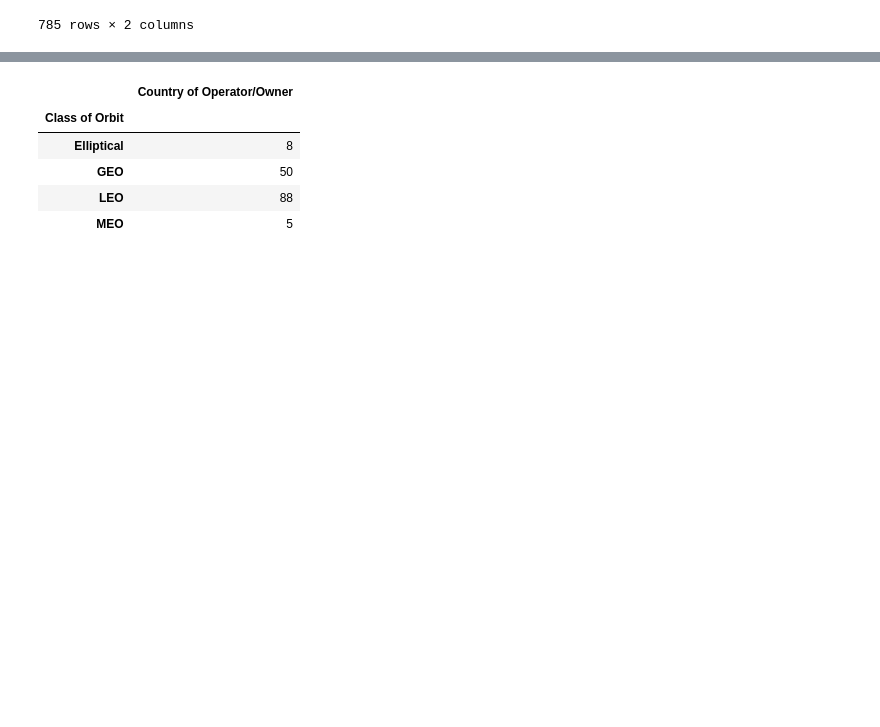
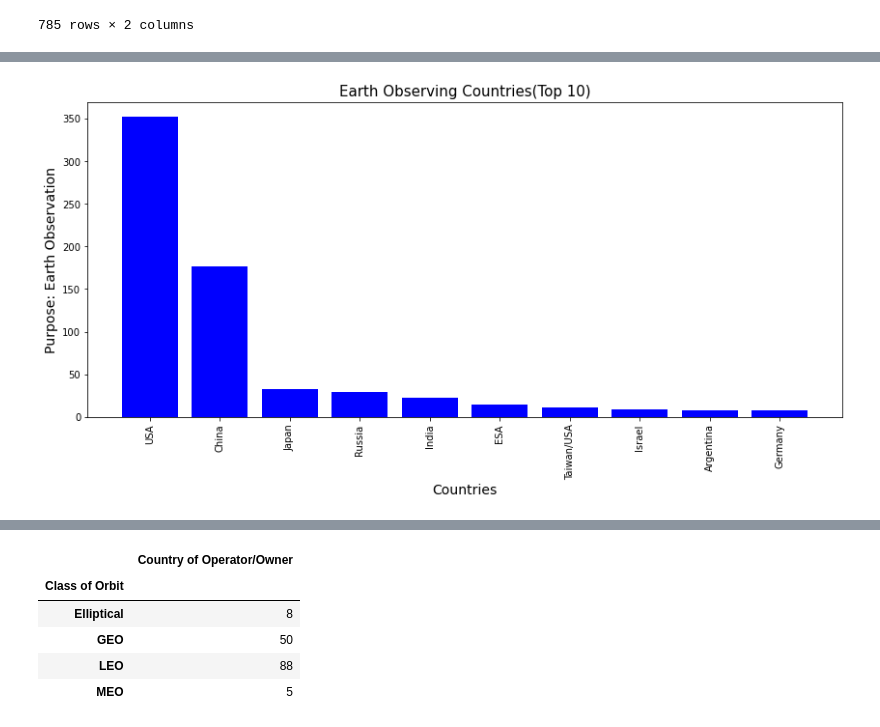
Before and after one commit to jdmerryman88/Worldwide_Satellite_Analysis, a Jupyter notebook: final.ipynb, the cells around one changed output, grey strips where cells are left out. Cells and saved outputs as stored; diff of their text form; code cells hidden in the pictures; blank space fills up the shorter version.

Commit message:
Updated final with graph from Raven

```diff
--- a/final.ipynb
+++ b/final.ipynb
@@ -317,4 +318,26 @@ Iraq           1
 Name: Country of Operator/Owner, Length: 67, dtype: int64
+# %%
+countries = ["USA", "China", "Japan","Russia","India", "ESA", "Taiwan/USA", "Israel", "Argentina", "Germany"]
+earth_observing = [352, 177, 33, 29, 23, 14, 11, 9, 8, 8]
+x_axis = np.arange(len(earth_observing))
+y_axis = np.arange(len(countries))
+
+fig, ax = plt.subplots(figsize=(14,6))
+plt.bar(x_axis, earth_observing, color="b", align="center")
+
+
+tick_locations = [value for value in x_axis]
+plt.xticks(tick_locations, countries, size= 10, rotation=90)
+
+plt.title("Earth Observing Countries(Top 10)", fontsize=15)
+plt.xlabel("Countries", fontsize=14)
+plt.ylabel("Purpose: Earth Observation", fontsize=14)
+plt.savefig("Images/EarthObserving.png", bbox_inches="tight")
+
+
+plt.show()
+# %% [output]
+[figure, added]
 # %%
 ### Tamey questions start here.
 # %%
```
Also changed, not shown: parts of 3 cells of this notebook, 5 other files.
